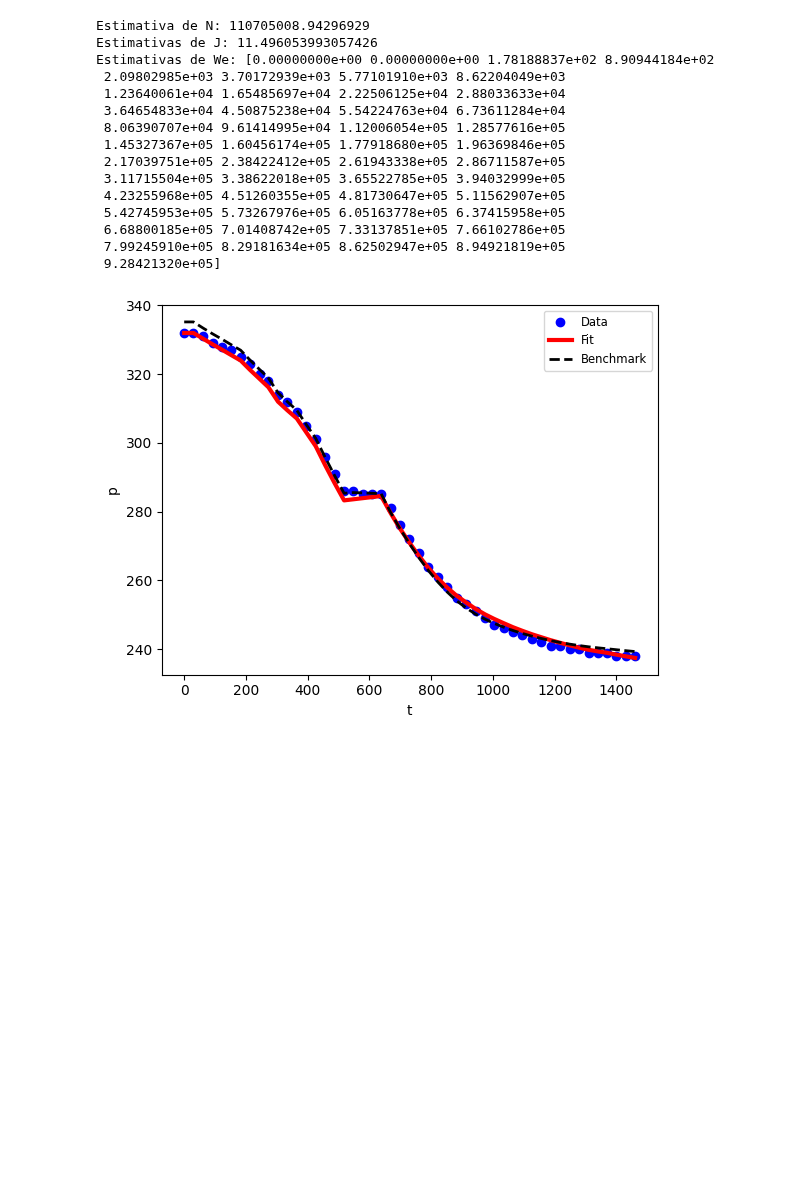
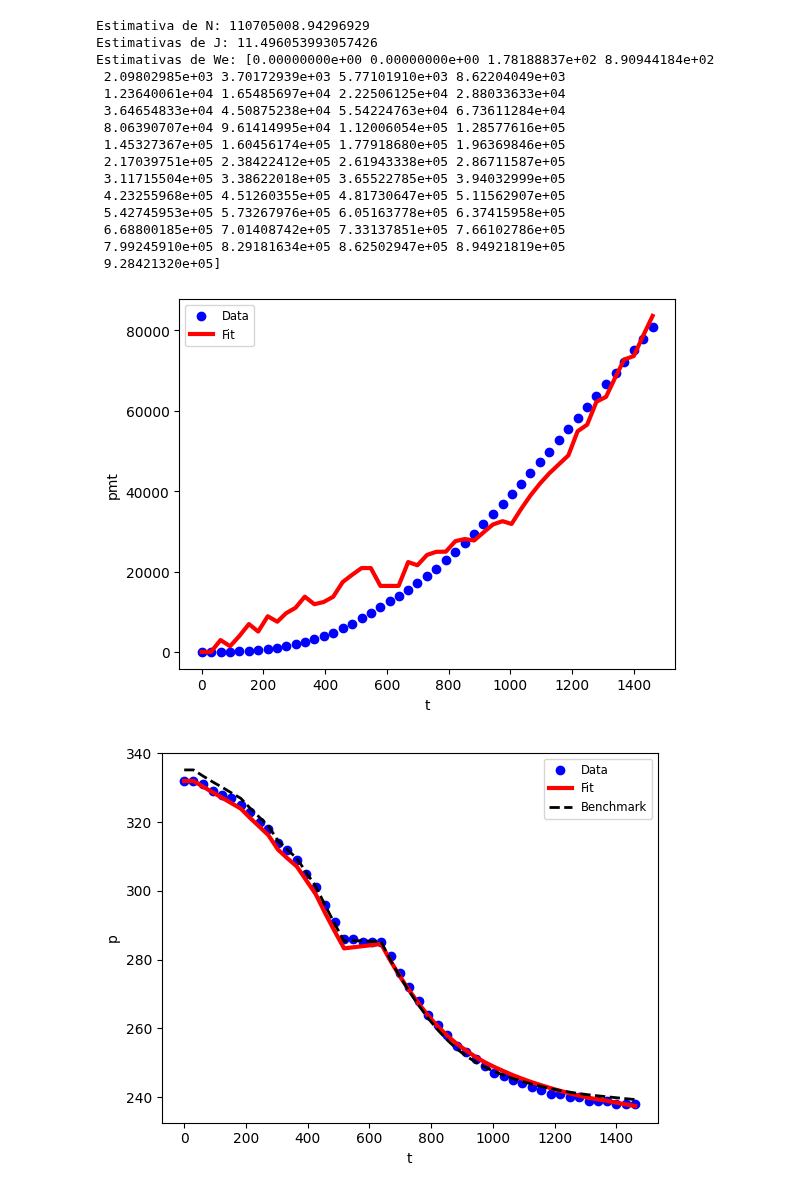
Before and after one commit to marcelogarret/projeto_mestrado, a Jupyter notebook: EBM_FIT_UNISIM_D.ipynb, the cells around one changed output. Cells and saved outputs as stored; diff of their text form; code cells hidden in the pictures; blank space fills up the shorter version.

```diff
--- a/EBM_FIT_UNISIM_D.ipynb
+++ b/EBM_FIT_UNISIM_D.ipynb
@@ -167,6 +167,18 @@ Estimativas de We: [0.00000000e+00 0.00000000e+00 1.78188837e+02 8.90944184e+02
  6.68800185e+05 7.01408742e+05 7.33137851e+05 7.66102786e+05
  7.99245910e+05 8.29181634e+05 8.62502947e+05 8.94921819e+05
  9.28421320e+05]
+# %%
+pmt_calc = (F - result.x[0] * (Eo + m * Eg + (1 + m) * Efw)*10**6)/result.x[1]
+
+plt.scatter(t, pmt, label="Data", color="blue")
+plt.plot(t, pmt_calc, label="Fit", color="red", linewidth=3)
+# plt.plot(t, df["Press_b"], label="Benchmark", color="black", linewidth=2, linestyle='--')
+plt.legend(fontsize='small')
+plt.xlabel("t")
+plt.ylabel("pmt")
+plt.show()
+# %% [output]
+[figure, added]
 # %%
 ## Hurst Mod.
 ## We = C.∫[(pi-p)/ln(at)].dt
```
